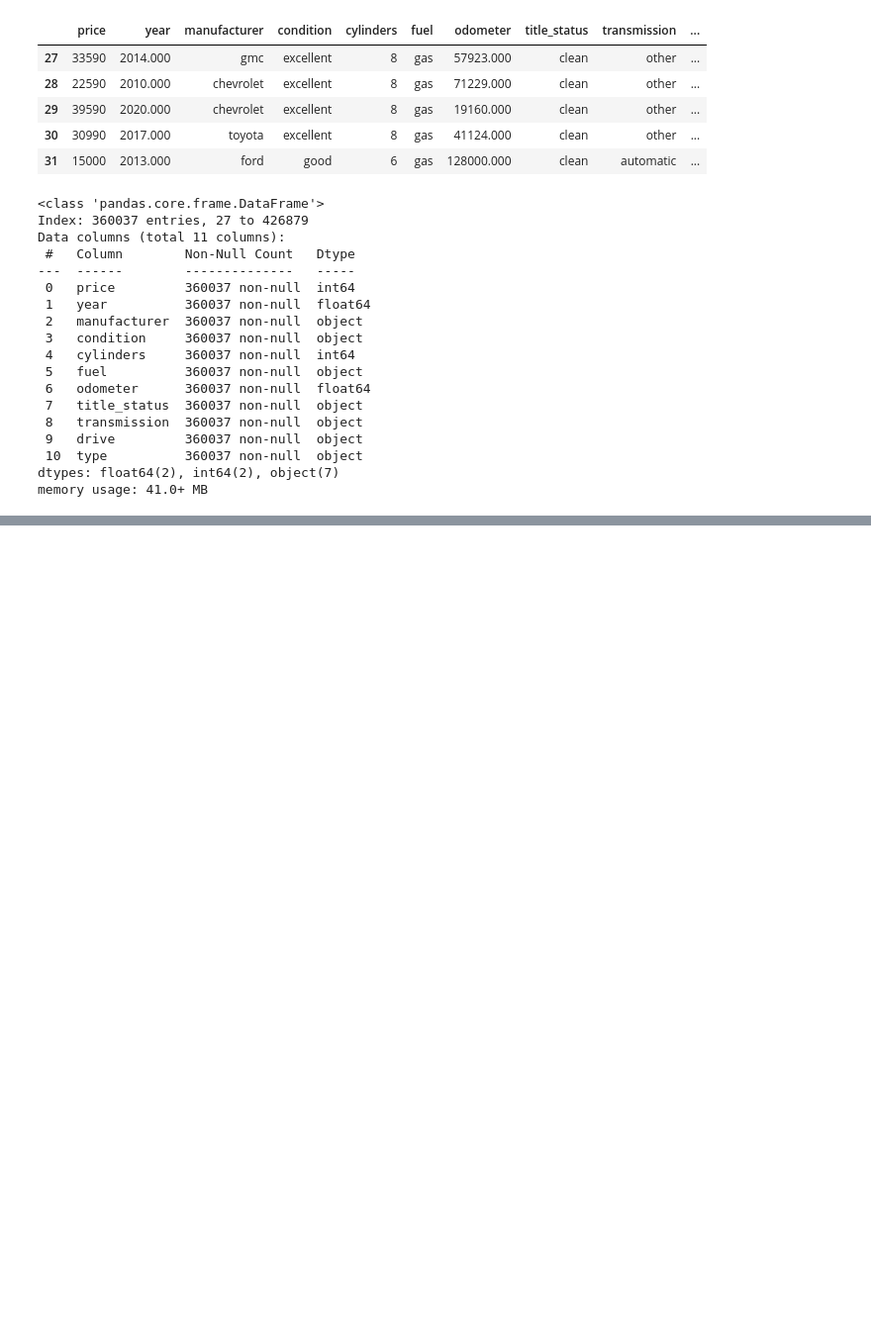
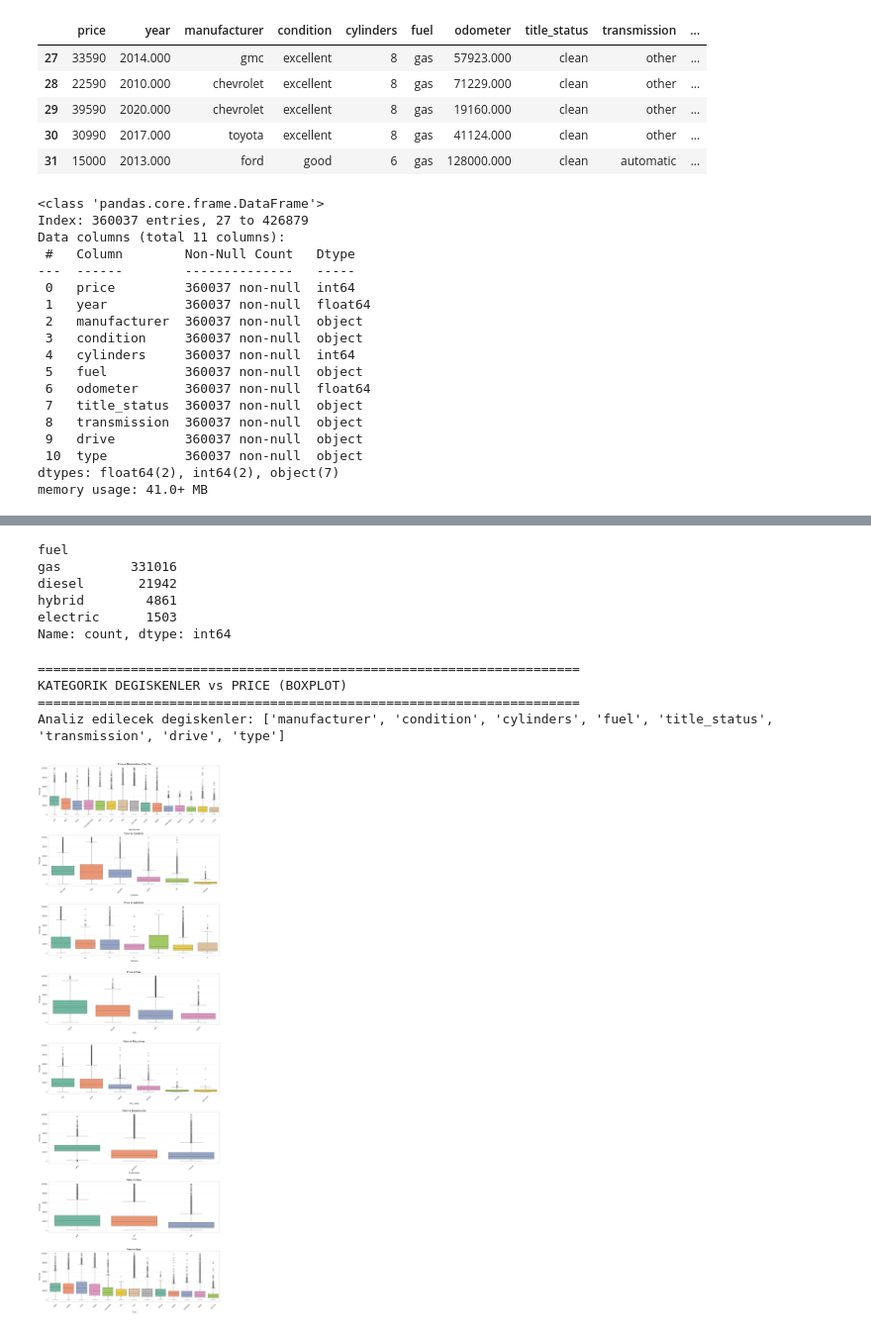
Before and after one commit to AhmetBugraKaplan/CarRecommendationSystem, a Jupyter notebook: RegressionModel/CarPricePredictionProject.ipynb, the cells around one changed output, grey strips where cells are left out. Shown at 99% size. Drawn from its saved outputs; the diff is of its cells as text; code cells hidden in the pictures; blank space fills up the shorter version.

```diff
--- a/RegressionModel/CarPricePredictionProject.ipynb
+++ b/RegressionModel/CarPricePredictionProject.ipynb
@@ -1309,0 +1322,4 @@ memory usage: 41.0+ MB
+# %%
+df['fuel'] = df.groupby(['manufacturer', 'type'])['fuel'].transform(
+    lambda x: x.replace('other', x.mode()[0]) if 'other' in x.values else x
+)
@@ -1309,0 +1340,11 @@ memory usage: 41.0+ MB
+# %%
+df = df[df["fuel"]!="other"]
+# %%
+df["fuel"].value_counts()
+# %% [output]
+fuel
+gas         331016
+diesel       21942
+hybrid        4861
+electric      1503
+Name: count, dtype: int64
@@ -1309,0 +1354,64 @@ memory usage: 41.0+ MB
+# %%
+categorical_cols = ['manufacturer', 'condition', 'cylinders', 'fuel',
+                    'title_status', 'transmission', 'drive', 'type']
+
+categorical_cols = [col for col in categorical_cols if col in df.columns]
+
+print("="*70)
+print("KATEGORIK DEGISKENLER vs PRICE (BOXPLOT)")
+print("="*70)
+print(f"Analiz edilecek degiskenler: {categorical_cols}")
+
+fig, axes = plt.subplots(len(categorical_cols), 1, figsize=(16, 6*len(categorical_cols)))
+
+if len(categorical_cols) == 1:
+    axes = [axes]
+
+for idx, col in enumerate(categorical_cols):
+
+    unique_count = df[col].nunique()
+
+    if unique_count > 15:
+        top_categories = df[col].value_counts().head(15).index
+        df_filtered = df[df[col].isin(top_categories)]
+        title_suffix = "(Top 15)"
+    else:
+        df_filtered = df
+        title_suffix = ""
+
+    order = df_filtered.groupby(col)['price'].median().sort_values(ascending=False).index
+
+    sns.boxplot(data=df_filtered, x=col, y='price', order=order,
+                palette='Set2', ax=axes[idx])
+
+    axes[idx].set_title(f'Price vs {col.capitalize()} {title_suffix}',
+                        fontsize=14, weight='bold')
+    axes[idx].set_xlabel(col.capitalize(), fontsize=12)
+    axes[idx].set_ylabel('Price ($)', fontsize=12)
+    axes[idx].tick_params(axis='x', rotation=45)
+    axes[idx].grid(axis='y', alpha=0.3)
+
+plt.tight_layout()
+plt.show()
+
+print("\n" + "="*70)
+print("FIYAT ISTATISTIKLERI OZET")
+print("="*70)
+
+for col in categorical_cols:
+    print(f"\n{col.upper()}:")
+    print("-" * 70)
+
+    stats = df.groupby(col)['price'].agg(['median', 'mean', 'count']).sort_values('median', ascending=False)
+
+    for idx, (category, row) in enumerate(stats.head(10).iterrows(), 1):
+        print(f"{idx:2}. {str(category):20} | Med: ${row['median']:7,.0f} | "
+              f"Avg: ${row['mean']:7,.0f} | n={int(row['count']):,}")
+
+print("="*70)
+# %% [output]
+======================================================================
+KATEGORIK DEGISKENLER vs PRICE (BOXPLOT)
+======================================================================
+Analiz edilecek degiskenler: ['manufacturer', 'condition', 'cylinders', 'fuel', 'title_status', 'transmission', 'drive', 'type']
+[figure, added]
```
Also changed, not shown: parts of 12 cells of this notebook.
